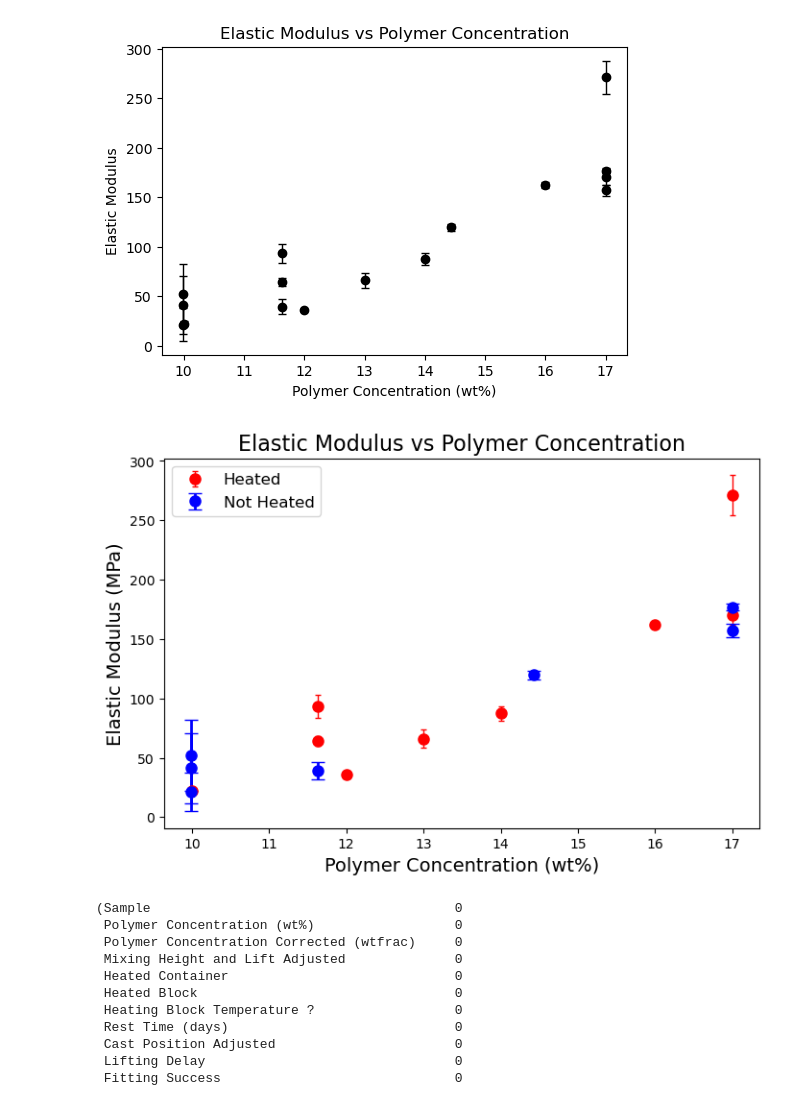
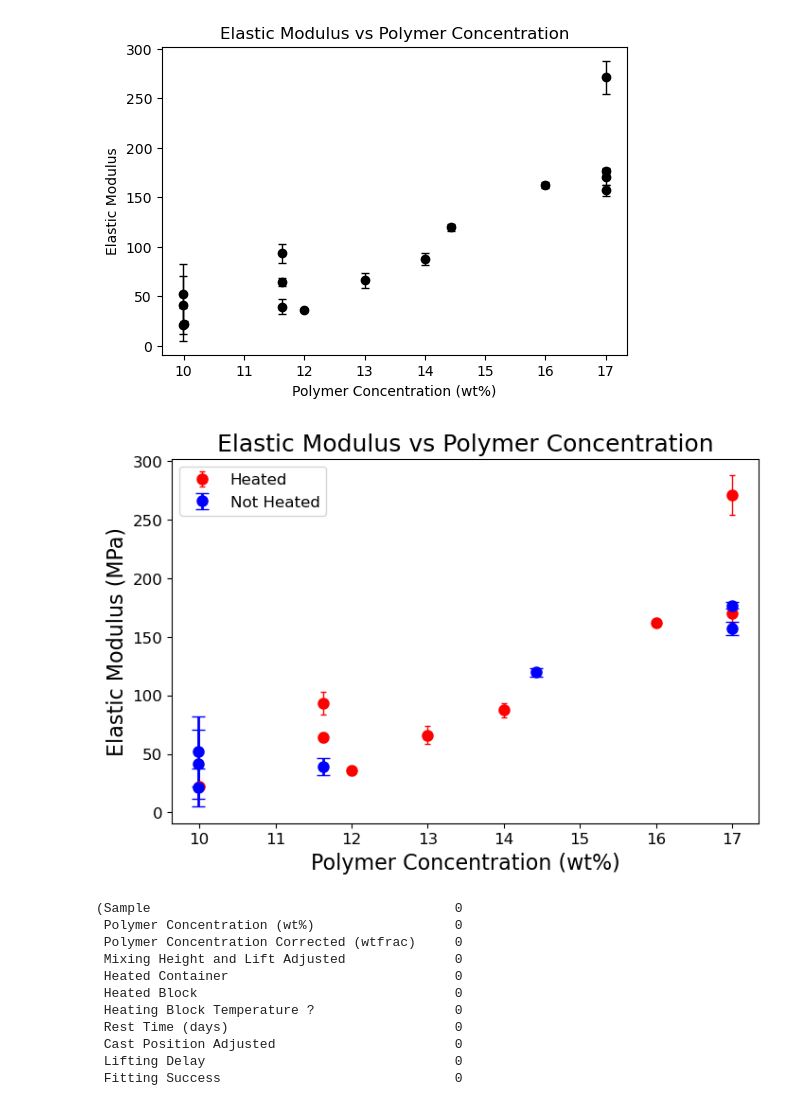
Before and after one commit to Toniaac/hte-data-processing, a Jupyter notebook: all_membrane_data_interpretation Aimee.ipynb, the cells around one changed output. Cells and saved outputs as stored; diff of their text form; code cells hidden in the pictures.

```diff
--- a/all_membrane_data_interpretation Aimee.ipynb
+++ b/all_membrane_data_interpretation Aimee.ipynb
@@ -66,33 +66,35 @@ plt.show()
 # %%
 # Add heating information to the grouped data
 grouped_data = df.groupby(['Sample', 'Heating']).agg({
     'Concentration': 'mean',
     'Elastic Modulus': ['mean', 'std']
 }).reset_index()
 
 # Flatten the column multi-index
 grouped_data.columns = ['Sample', 'Heating', 'Concentration', 'Elastic_Modulus_Mean', 'Elastic_Modulus_Std']
 
 # Plot Elastic Modulus vs Polymer Concentration with color differentiation for heating
 plt.figure(figsize=(8, 5))
 
 # Separate data based on Heating
 heating_true = grouped_data[grouped_data['Heating'] == True]
 heating_false = grouped_data[grouped_data['Heating'] == False]
 
 # Plotting the data points
 plt.errorbar(heating_true['Concentration'], heating_true['Elastic_Modulus_Mean'],
              yerr=heating_true['Elastic_Modulus_Std'], fmt='o', color='red', ecolor='red', elinewidth=1, capsize=2, label='Heated', markersize=8)
 plt.errorbar(heating_false['Concentration'], heating_false['Elastic_Modulus_Mean'],
              yerr=heating_false['Elastic_Modulus_Std'], fmt='o', color='blue', ecolor='blue', elinewidth=2, capsize=5, label='Not Heated', markersize=8)
 
-plt.title('Elastic Modulus vs Polymer Concentration', fontsize=16)
-plt.xlabel('Polymer Concentration (wt%)', fontsize=14)
-plt.ylabel('Elastic Modulus (MPa)', fontsize=14)
+plt.title('Elastic Modulus vs Polymer Concentration', fontsize=18)
+plt.xlabel('Polymer Concentration (wt%)', fontsize=16)
+plt.ylabel('Elastic Modulus (MPa)', fontsize=16)
+plt.xticks(fontsize=12)
+plt.yticks(fontsize=12)
 plt.legend(fontsize=12)
 plt.show()
 # %% [output]
-[figure, old version]
+[figure, new version]
 # %%
 from sklearn.model_selection import train_test_split
 from sklearn.tree import DecisionTreeRegressor
```
